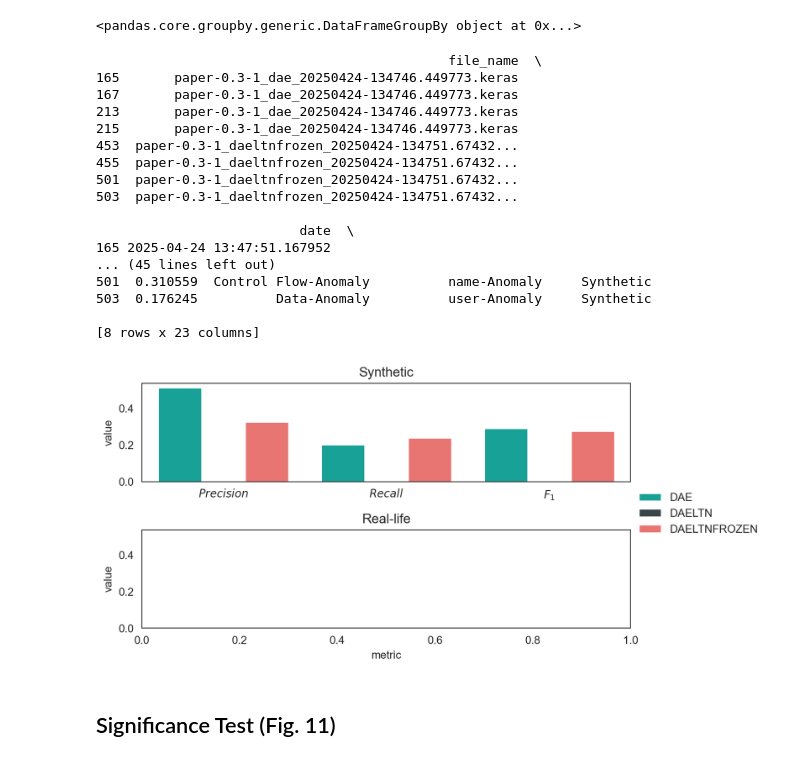
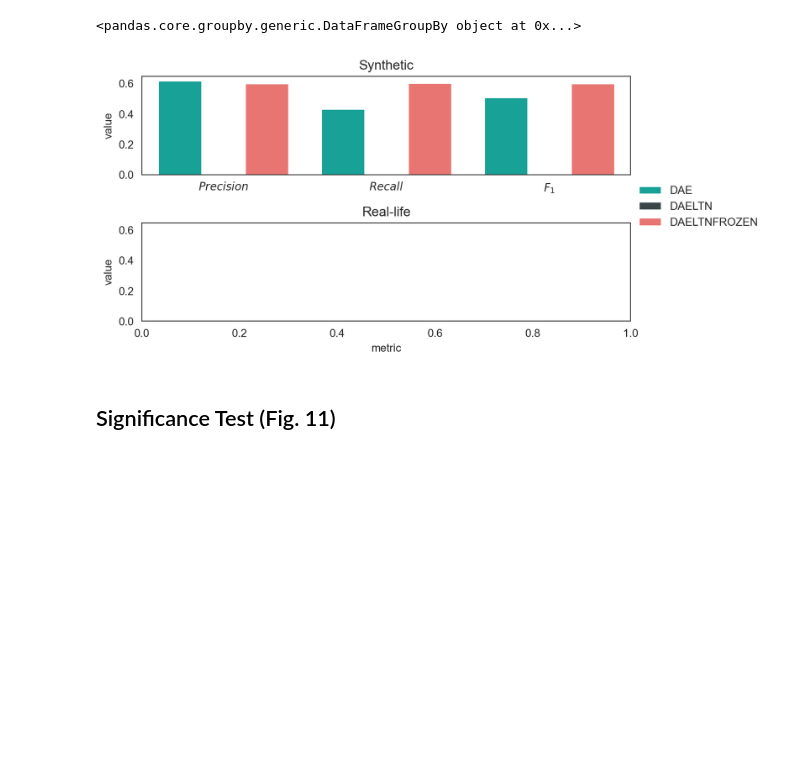
Before and after one commit to DevashishX/LTNcoder, a Jupyter notebook: 5.3 Evaluation.ipynb, the cells around one changed output. Cells and saved outputs as stored; diff of their text form; code cells hidden in the pictures; blank space fills up the shorter version.

```diff
--- a/5.3 Evaluation.ipynb
+++ b/5.3 Evaluation.ipynb
@@ -137,50 +150,33 @@ print(df.groupby(['ad', 'file_name', 'dataset_type', 'dataset_name', 'perspectiv
 <pandas.core.groupby.generic.DataFrameGroupBy object at 0x...>
 # %%
 # Set up dataframe
-df = filtered_evaluation.query('axis == 2')  # We give results on attribute level
+df = filtered_evaluation.query('axis == 0')  # We give results on case level
 df = prettify_dataframe(df)
-print(df)
+# print(df)
 # We first have to average for the two perspectives (to always weigh CF and Data 1 to 1), then we can average over all runs and datasets
 df = df.groupby(['ad', 'file_name', 'dataset_type', 'dataset_name', 'perspective'])[['precision', 'recall', 'f1']].mean().reset_index()
 df = df.groupby(['ad', 'file_name', 'dataset_type', 'dataset_name'])[['precision', 'recall', 'f1']].mean().reset_index()
 df['f1'] = 2 * df['recall'] * df['precision'] / (df['recall'] + df['precision'])  # We recalculate the F1 score based on the new averaged P and R values
 
 # We want to penalize DAE for running out of memory on some of the BPIC datasets, hence we set the F1 score to zero where DAE has NaN values
 df = pd.pivot_table(df, index=['ad'], columns=['dataset_type', 'dataset_name'], values=['precision', 'recall', 'f1'])
 df = df.fillna(0)
 df = df.stack(1).stack(1).reset_index()
 
 # Plot
 df = df.melt(id_vars=['ad', 'dataset_type', 'dataset_name'], value_vars=['precision', 'recall', 'f1'], var_name='metric')
 df = df.replace('f1', r'$F_1$').replace('precision', r'$Precision$').replace('recall', r'$Recall$')
 
 g = sns.FacetGrid(data=df, row='dataset_type', sharex=False, sharey=True, despine=False, height=2, aspect=3.5, row_order=dataset_types)
 g = g.map_dataframe(sns.barplot, x='metric', y='value', hue='ad', palette=microsoft_colors, hue_order=ads, order=[r'$Precision$', r'$Recall$', r'$F_1$'])
 g = g.add_legend()
 
 g.axes.flat[0].set(title='Synthetic')
 g.axes.flat[1].set(title='Real-life')
 
 g.savefig(str(out_dir / 'eval_overall.pdf'))
 # %% [output]
-                                             file_name  \
-165       paper-0.3-1_dae_20250424-134746.449773.keras
-167       paper-0.3-1_dae_20250424-134746.449773.keras
-213       paper-0.3-1_dae_20250424-134746.449773.keras
-215       paper-0.3-1_dae_20250424-134746.449773.keras
-453  paper-0.3-1_daeltnfrozen_20250424-134751.67432...
-455  paper-0.3-1_daeltnfrozen_20250424-134751.67432...
-501  paper-0.3-1_daeltnfrozen_20250424-134751.67432...
-503  paper-0.3-1_daeltnfrozen_20250424-134751.67432...
-
-                          date  \
-165 2025-04-24 13:47:51.167952
-... (45 lines left out)
-501  0.310559  Control Flow-Anomaly          name-Anomaly     Synthetic
-503  0.176245          Data-Anomaly          user-Anomaly     Synthetic
-
-[8 rows x 23 columns]
-[figure, old version]
+[figure, new version]
 # %% [markdown]
 ## Significance Test (Fig. 11)
 # %% [markdown]
```
Also changed, not shown: parts of 4 cells of this notebook, 27 other files.
